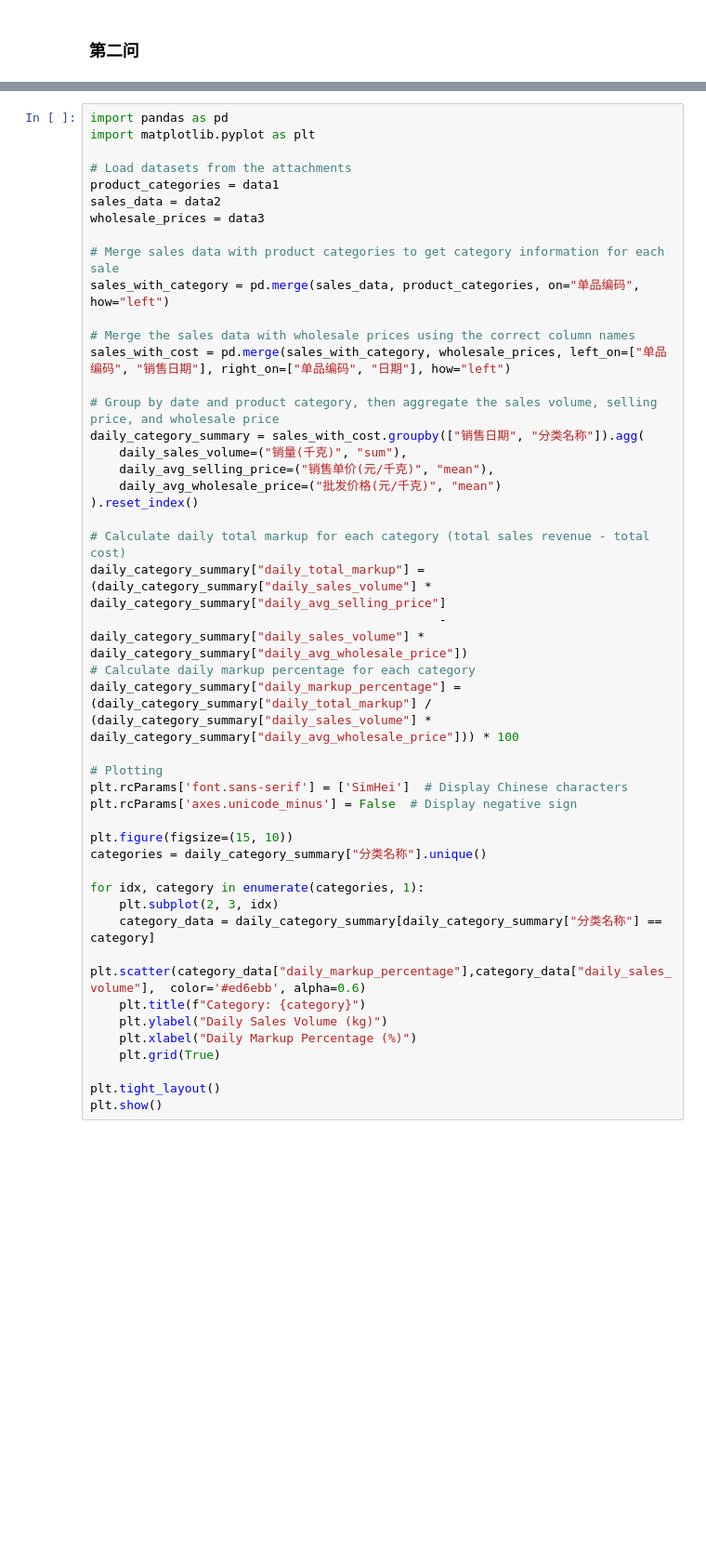
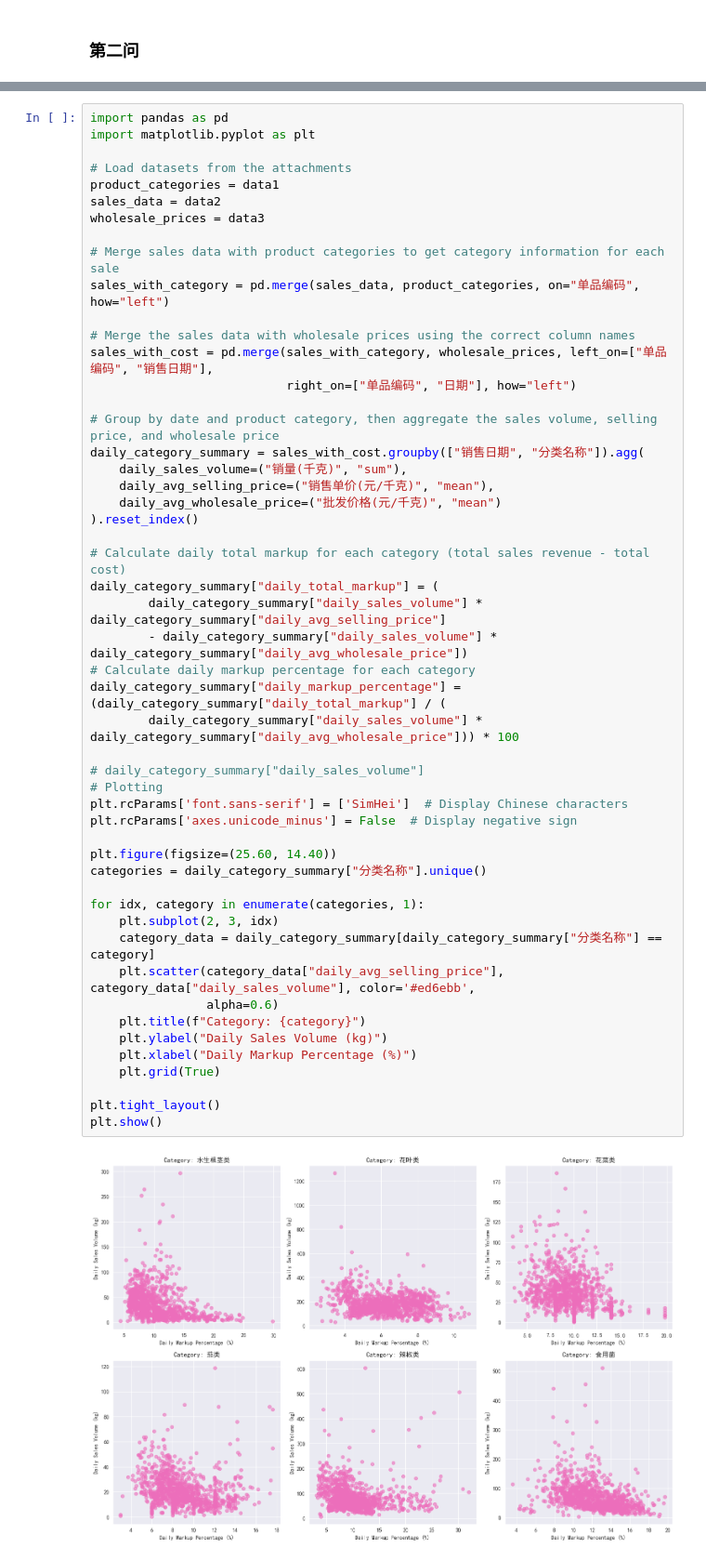
Before and after one commit to morse-fong/workspace, a Jupyter notebook: main.ipynb, the cells around one changed output, grey strips where cells are left out. Shown at 93% size. Drawn from its saved outputs; the diff is of its cells as text; blank space fills up the shorter version.

```diff
--- a/main.ipynb
+++ b/main.ipynb
@@ -442,36 +489,43 @@ wholesale_prices = data3
 sales_with_category = pd.merge(sales_data, product_categories, on="单品编码", how="left")
 
 # Merge the sales data with wholesale prices using the correct column names
-sales_with_cost = pd.merge(sales_with_category, wholesale_prices, left_on=["单品编码", "销售日期"], right_on=["单品编码", "日期"], how="left")
+sales_with_cost = pd.merge(sales_with_category, wholesale_prices, left_on=["单品编码", "销售日期"],
+                           right_on=["单品编码", "日期"], how="left")
 
 # Group by date and product category, then aggregate the sales volume, selling price, and wholesale price
 daily_category_summary = sales_with_cost.groupby(["销售日期", "分类名称"]).agg(
     daily_sales_volume=("销量(千克)", "sum"),
     daily_avg_selling_price=("销售单价(元/千克)", "mean"),
     daily_avg_wholesale_price=("批发价格(元/千克)", "mean")
 ).reset_index()
 
 # Calculate daily total markup for each category (total sales revenue - total cost)
-daily_category_summary["daily_total_markup"] = (daily_category_summary["daily_sales_volume"] * daily_category_summary["daily_avg_selling_price"]
-                                                - daily_category_summary["daily_sales_volume"] * daily_category_summary["daily_avg_wholesale_price"])
+daily_category_summary["daily_total_markup"] = (
+        daily_category_summary["daily_sales_volume"] * daily_category_summary["daily_avg_selling_price"]
+        - daily_category_summary["daily_sales_volume"] * daily_category_summary["daily_avg_wholesale_price"])
 # Calculate daily markup percentage for each category
-daily_category_summary["daily_markup_percentage"] = (daily_category_summary["daily_total_markup"] / (daily_category_summary["daily_sales_volume"] * daily_category_summary["daily_avg_wholesale_price"])) * 100
+daily_category_summary["daily_markup_percentage"] = (daily_category_summary["daily_total_markup"] / (
+        daily_category_summary["daily_sales_volume"] * daily_category_summary["daily_avg_wholesale_price"])) * 100
 
+# daily_category_summary["daily_sales_volume"]
 # Plotting
 plt.rcParams['font.sans-serif'] = ['SimHei']  # Display Chinese characters
 plt.rcParams['axes.unicode_minus'] = False  # Display negative sign
 
-plt.figure(figsize=(15, 10))
+plt.figure(figsize=(25.60, 14.40))
 categories = daily_category_summary["分类名称"].unique()
 
 for idx, category in enumerate(categories, 1):
     plt.subplot(2, 3, idx)
     category_data = daily_category_summary[daily_category_summary["分类名称"] == category]
-    plt.scatter(category_data["daily_markup_percentage"],category_data["daily_sales_volume"],  color='#ed6ebb', alpha=0.6)
+    plt.scatter(category_data["daily_avg_selling_price"], category_data["daily_sales_volume"], color='#ed6ebb',
+                alpha=0.6)
     plt.title(f"Category: {category}")
     plt.ylabel("Daily Sales Volume (kg)")
     plt.xlabel("Daily Markup Percentage (%)")
     plt.grid(True)
 
 plt.tight_layout()
 plt.show()
+# %% [output]
+[figure, added]
```
Also changed, not shown: parts of 15 cells of this notebook, 6 other files.
